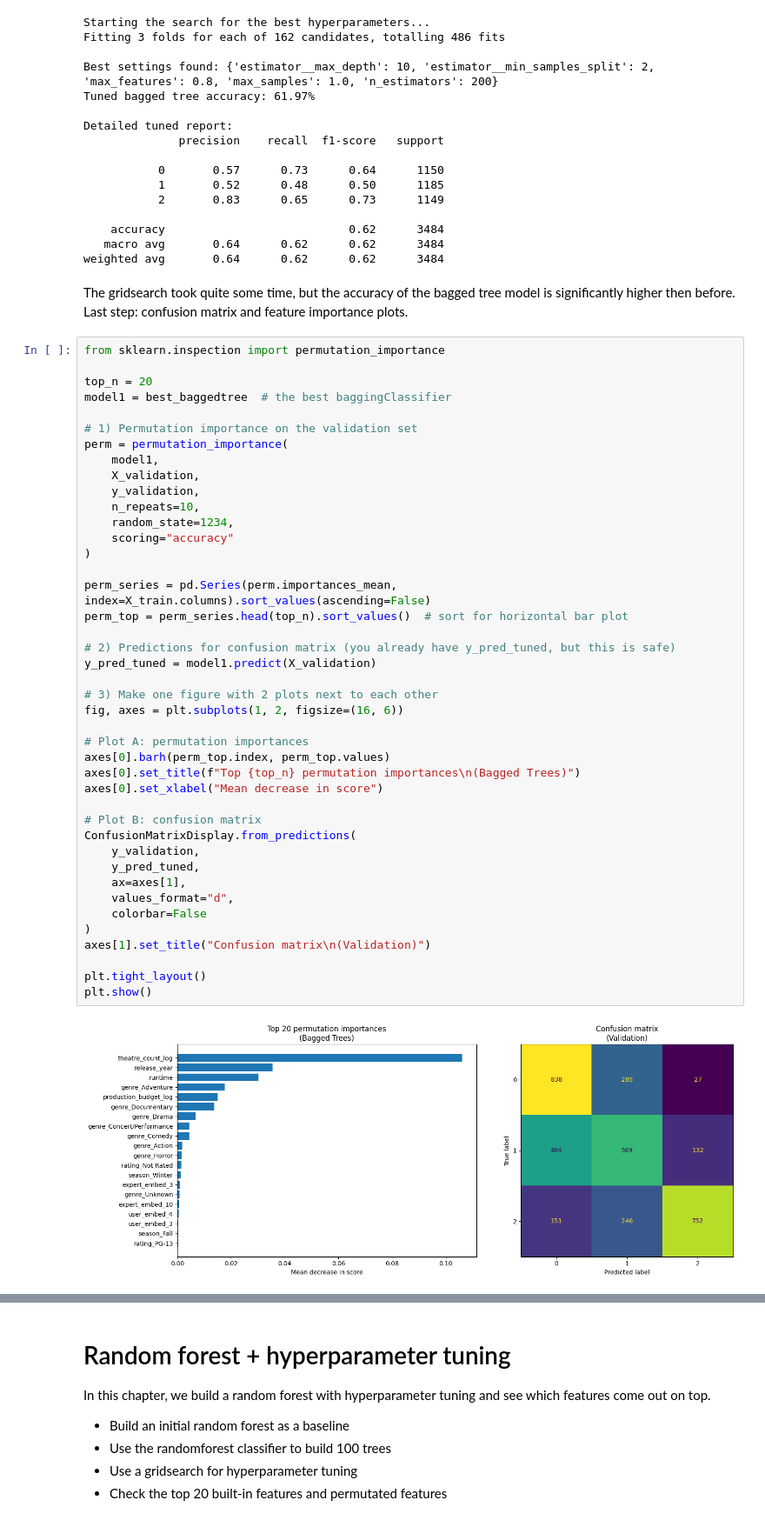
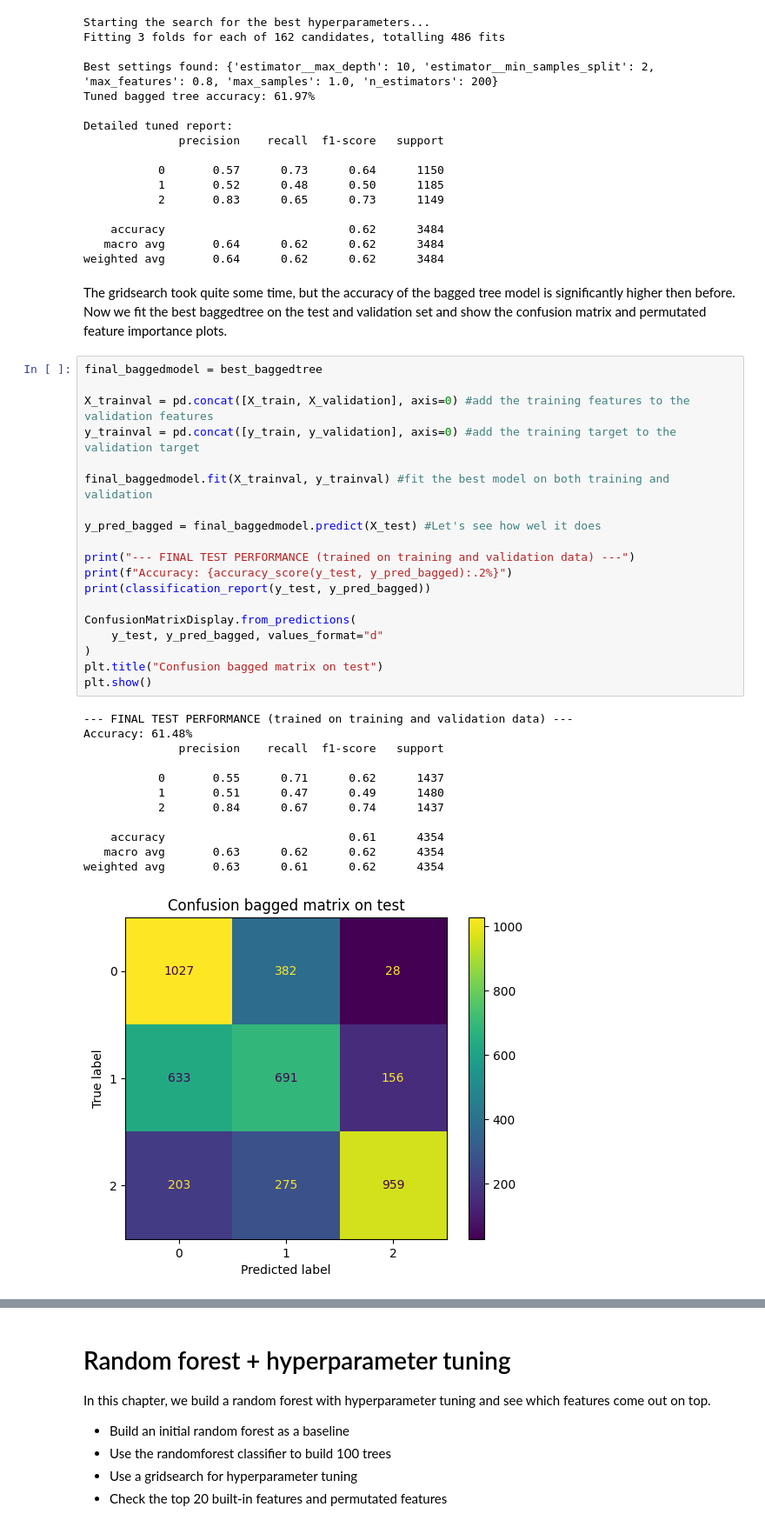
Before and after one commit to Simerblur/bjj, a Jupyter notebook: Tree_based_models_bart.ipynb, the cells around one changed output, grey strips where cells are left out. Shown at 87% size. Cells and saved outputs as stored; diff of their text form.

Commit message:
structure change and update tree ensemnble

```diff
--- a/Tree_based_models_bart.ipynb
+++ b/Tree_based_models_bart.ipynb
@@ -322,51 +329,39 @@ Detailed tuned report:
    macro avg       0.64      0.62      0.62      3484
 weighted avg       0.64      0.62      0.62      3484
 # %% [markdown]
-The gridsearch took quite some time, but the accuracy of the bagged tree model is significantly higher then before. Last step: confusion matrix and feature importance plots.
+The gridsearch took quite some time, but the accuracy of the bagged tree model is significantly higher then before. Now we fit the best baggedtree on the test and validation set and show the confusion matrix and permutated feature importance plots.
-# %%
-from sklearn.inspection import permutation_importance
-
-top_n = 20
-model1 = best_baggedtree  # the best baggingClassifier
-
-# 1) Permutation importance on the validation set
-perm = permutation_importance(
-    model1,
-    X_validation,
-    y_validation,
-    n_repeats=10,
-    random_state=1234,
-    scoring="accuracy"
-)
-
-perm_series = pd.Series(perm.importances_mean, index=X_train.columns).sort_values(ascending=False)
-perm_top = perm_series.head(top_n).sort_values()  # sort for horizontal bar plot
-
-# 2) Predictions for confusion matrix (you already have y_pred_tuned, but this is safe)
-y_pred_tuned = model1.predict(X_validation)
-
-# 3) Make one figure with 2 plots next to each other
-fig, axes = plt.subplots(1, 2, figsize=(16, 6))
-
-# Plot A: permutation importances
-axes[0].barh(perm_top.index, perm_top.values)
-axes[0].set_title(f"Top {top_n} permutation importances\n(Bagged Trees)")
-axes[0].set_xlabel("Mean decrease in score")
-
-# Plot B: confusion matrix
-ConfusionMatrixDisplay.from_predictions(
-    y_validation,
-    y_pred_tuned,
-    ax=axes[1],
-    values_format="d",
-    colorbar=False
-)
-axes[1].set_title("Confusion matrix\n(Validation)")
-
-plt.tight_layout()
-plt.show()
-# %% [output]
-[figure, removed]
+# %%
+final_baggedmodel = best_baggedtree
+
+X_trainval = pd.concat([X_train, X_validation], axis=0) #add the training features to the validation features
+y_trainval = pd.concat([y_train, y_validation], axis=0) #add the training target to the validation target
+
+final_baggedmodel.fit(X_trainval, y_trainval) #fit the best model on both training and validation
+
+y_pred_bagged = final_baggedmodel.predict(X_test) #Let's see how wel it does
+
+print("--- FINAL TEST PERFORMANCE (trained on training and validation data) ---")
+print(f"Accuracy: {accuracy_score(y_test, y_pred_bagged):.2%}")
+print(classification_report(y_test, y_pred_bagged))
+
+ConfusionMatrixDisplay.from_predictions(
+    y_test, y_pred_bagged, values_format="d"
+)
+plt.title("Confusion bagged matrix on test")
+plt.show()
+# %% [output]
+--- FINAL TEST PERFORMANCE (trained on training and validation data) ---
+Accuracy: 61.48%
+              precision    recall  f1-score   support
+
+           0       0.55      0.71      0.62      1437
+           1       0.51      0.47      0.49      1480
+           2       0.84      0.67      0.74      1437
+
+    accuracy                           0.61      4354
+   macro avg       0.63      0.62      0.62      4354
+weighted avg       0.63      0.61      0.62      4354
+[figure, added]
 # %% [markdown]
 **Conclusion**
 
```
Also changed, not shown: parts of 19 cells of this notebook.
